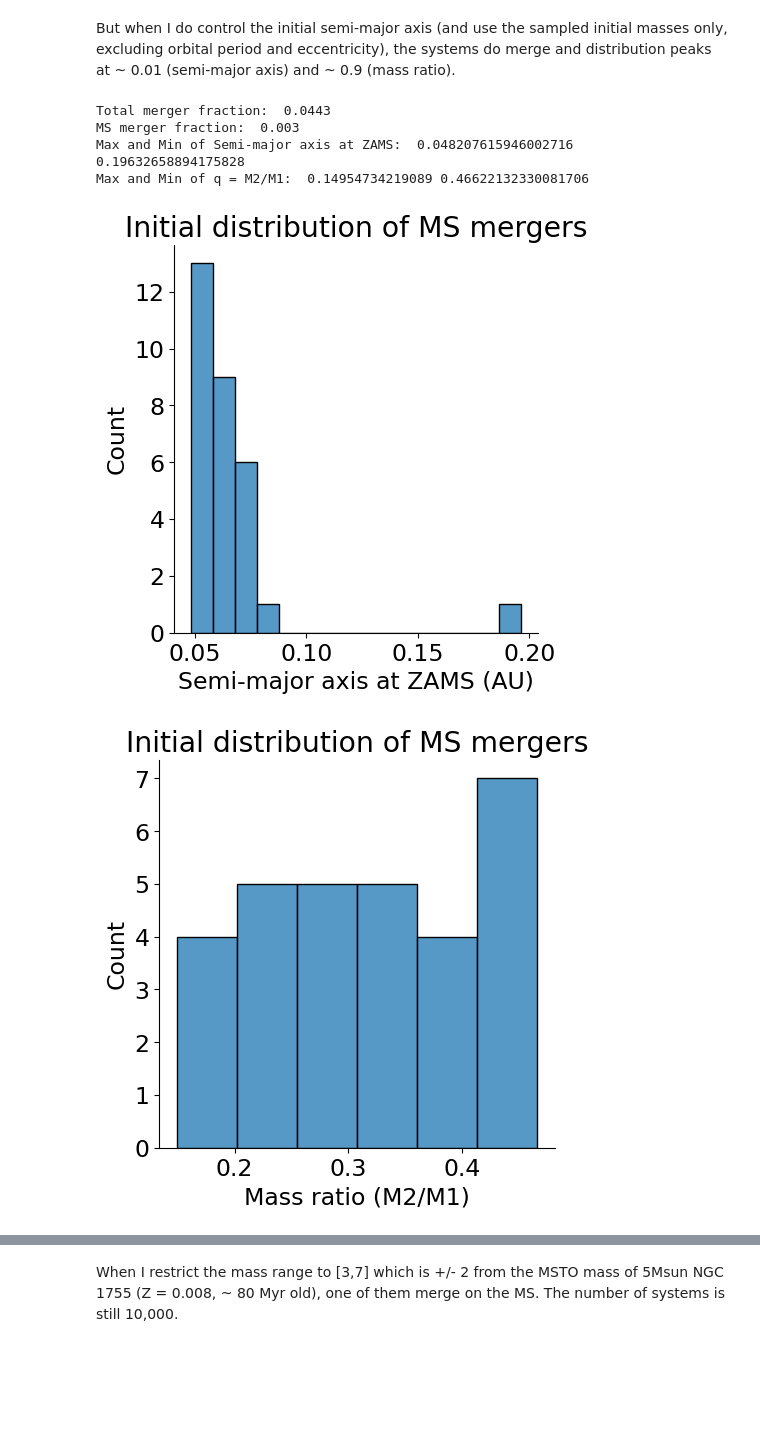
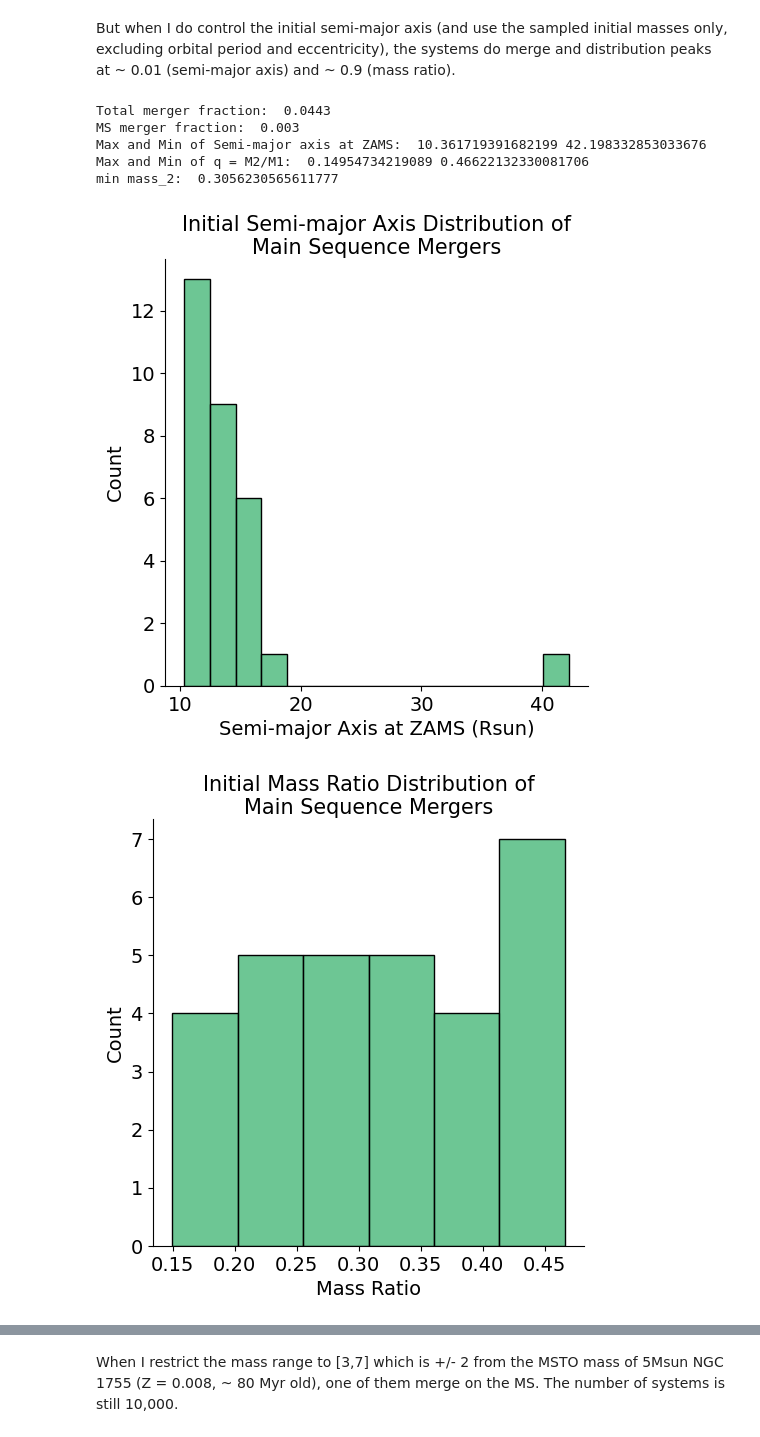
Before and after one commit to mkim0029/COMPAS, a Jupyter notebook: src/Initial_distribution/read.ipynb, the cells around one changed output, grey strips where cells are left out. Drawn from its saved outputs; the diff is of its cells as text; code cells hidden in the pictures; blank space fills up the shorter version.

```diff
--- a/src/Initial_distribution/read.ipynb
+++ b/src/Initial_distribution/read.ipynb
@@ -9,6 +9,9 @@ import seaborn as sns
 def restrict(df, col, lower_limit, upper_limit):
     mask = (df[col] >= lower_limit) & (df[col] <= upper_limit)
     return df[mask]
+# %%
+def AU_to_Rsol(a):
+    return a*214.9394693836
 # %%
 def load_data(filename, mode):
     data = h5.File(filename)
@@ -43,7 +46,7 @@ def plot_results(filename, Z, Age, other_info = '', pdf = False):
                 'Teff2': SP['Teff(2)'][()],
                 'type1': SP['Stellar_Type(1)'][()],
                 'type2': SP['Stellar_Type(2)'][()],
-                'Init_SemiMajorAxis': SP['SemiMajorAxis@ZAMS'][()],
+                'Init_SemiMajorAxis': AU_to_Rsol(SP['SemiMajorAxis@ZAMS'][()]),
                 'Merger': SP['Merger'][()],
                 'Mass_ZAMS1': SP['Mass@ZAMS(1)'][()],
                 'Mass_ZAMS2': SP['Mass@ZAMS(2)'][()]
@@ -54,29 +57,42 @@ def plot_results(filename, Z, Age, other_info = '', pdf = False):
     print('MS merger fraction: ', MS_merger_SP_df.shape[0]/SP_df.shape[0])
 
 
-    ax = sns.displot(MS_merger_SP_df, x="Init_SemiMajorAxis") #kind="kde")
-    ax.set(xlabel='Semi-major axis at ZAMS (AU)', ylabel='Count', title='Initial distribution of MS mergers',
-           xlabel_fontsize=14, ylabel_fontsize=14, title_fontsize=15)
+    ax = sns.displot(MS_merger_SP_df, x="Init_SemiMajorAxis", color='mediumseagreen') #kind="kde")
+    for ax in ax.axes.flat:
+        ax.set_xlabel('Semi-major Axis at ZAMS (Rsun)', fontsize=14)
+        ax.set_ylabel('Count', fontsize=14)
+        ax.set_title('Initial Semi-major Axis Distribution of\nMain Sequence Mergers', fontsize=15, wrap = True)
+        ax.tick_params(axis='both', which='major', labelsize=14)
+    if pdf:
+        plt.savefig(filename + "_init_a.pdf", format="pdf", bbox_inches='tight')
     print("Max and Min of Semi-major axis at ZAMS: ", MS_merger_SP_df.Init_SemiMajorAxis.min(), MS_merger_SP_df.Init_SemiMajorAxis.max())
 
     MS_merger_SP_df.loc[:, "q"] = MS_merger_SP_df.Mass_ZAMS2 / MS_merger_SP_df.Mass_ZAMS1
-    ax = sns.displot(MS_merger_SP_df, x="q") #kind="kde")
-    ax.set(xlabel='Mass ratio (M2/M1)', ylabel='Count', title='Initial distribution of MS mergers',
-           xlabel_fontsize=14, ylabel_fontsize=14, title_fontsize=15)
+    ax = sns.displot(MS_merger_SP_df, x="q", color='mediumseagreen') #kind="kde")
+    for ax in ax.axes.flat:
+        ax.set_xlabel('Mass Ratio', fontsize=14)
+        ax.set_ylabel('Count', fontsize=14)
+        ax.set_title('Initial Mass Ratio Distribution of\nMain Sequence Mergers', fontsize=15, wrap = True)
+        ax.tick_params(axis='both', which='major', labelsize=14)
+    if pdf:
+        plt.savefig(filename + "_init_q.pdf", format="pdf", bbox_inches='tight')
     print("Max and Min of q = M2/M1: ", MS_merger_SP_df.q.min(), MS_merger_SP_df.q.max())
 
 
-    merger_progenitor = restrict(restrict(SP_df, 'type1', 0, 1), 'type2', 0, 1)
+    merger_progenitor = restrict(restrict(restrict(SP_df, 'type1', 0, 1), 'type2', 0, 1) , 'Mass_ZAMS2', 0.2, 10)
+    print('min mass_2: ', merger_progenitor.Mass_ZAMS2.min())
     plt.figure(figsize=(10,9))
     plt.scatter(merger_progenitor.Teff1, merger_progenitor.L1, label = 'Primary', s = 20, c = "#DA70D6")
     plt.scatter(merger_progenitor.Teff2, merger_progenitor.L2, label = 'Secondary', s = 20, c = "#7BC8F6")
     plt.scatter(MS_merger_SP_df.Teff1, MS_merger_SP_df.L1, label = 'Merger product', s = 20, c = "#15B01A")
     plt.gca().invert_xaxis()
     plt.title('Main Sequence HRD: Z = ' + str(Z) + ', Age (Myr) = '+ str(Age) + other_info, loc = 'center', wrap = True, fontsize = 17)
-    plt.xlabel('Effective temperature (K)', fontsize = 17)
+    plt.xlabel('Effective Temperature (K)', fontsize = 17)
     plt.ylabel('Luminosity (Lsun)', fontsize = 17)
     plt.yscale('log')
-    plt.legend()
+    plt.xticks(fontsize=16)
+    plt.yticks(fontsize=16)
+    plt.legend(fontsize=14)
     if pdf:
         plt.savefig(filename + "_HRD.pdf", format="pdf")
 
@@ -144,11 +160,12 @@ Max and Min of q = M2/M1:  0.018607288452627883 1.0
 # %% [markdown]
 But when I do control the initial semi-major axis (and use the sampled initial masses only, excluding orbital period and eccentricity), the systems do merge and distribution peaks at ~ 0.01 (semi-major axis) and ~ 0.9 (mass ratio).
 # %%
-plot_results('COMPAS_Output.h5', 0.008, 80, other_info = ',\n n = 10 000, sampled from (Moe & Di Stefano 2017)', pdf = True)
+plot_results('COMPAS_Output.h5', 0.008, 80, other_info = ',\n N = 10 000, Sampled from (Moe & Di Stefano 2017)', pdf = True)
 # %% [output]
 Total merger fraction:  0.0443
 MS merger fraction:  0.003
-Max and Min of Semi-major axis at ZAMS:  0.048207615946002716 0.19632658894175828
+Max and Min of Semi-major axis at ZAMS:  10.361719391682199 42.198332853033676
 Max and Min of q = M2/M1:  0.14954734219089 0.46622132330081706
+min mass_2:  0.3056230565611777
-[figure, old version]
+[figure, new version]
-[figure, old version]
+[figure, new version]
```
Also changed, not shown: parts of 1 cell of this notebook.
